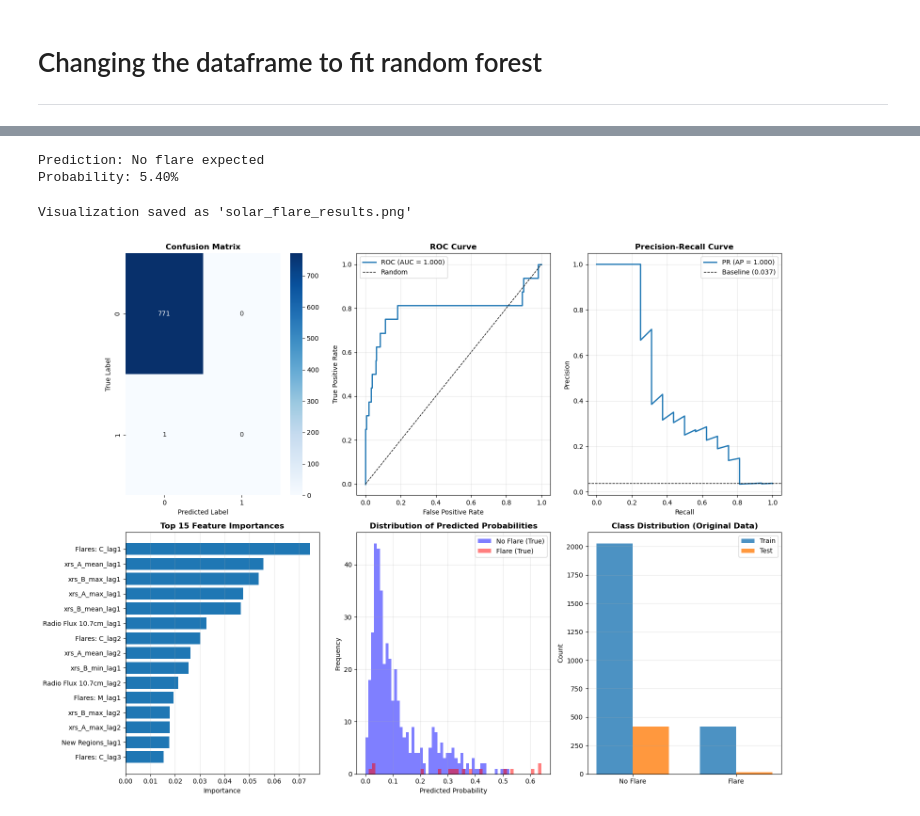
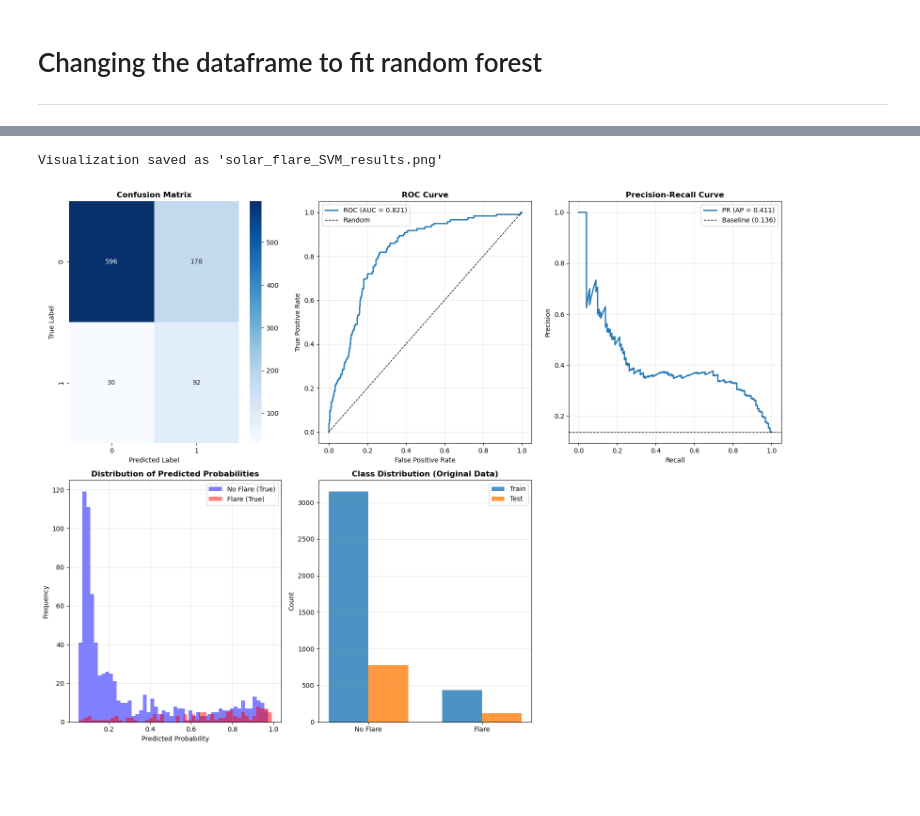
Before and after one commit to ferdesmello/hbr-solar-forecast-project, a Jupyter notebook: forecast_flares_SVM.ipynb, the cells around one changed output, grey strips where cells are left out. Saved outputs shown, nothing was run; the diff lists cells and outputs as text; code cells hidden in the pictures; blank space fills up the shorter version.

```diff
--- a/forecast_flares_SVM.ipynb
+++ b/forecast_flares_SVM.ipynb
@@ -47,7 +45,3 @@ Data columns (total 32 columns):
 # %% [markdown]
 # Changing the dataframe to fit random forest
 ***
-# %%
-# Convert boolean to integer (True -> 1, False -> 0)
-df['flare_today'] = df['flare_today'].astype(int)
-print(df.head())
@@ -302,7 +200,7 @@ print("\n" + "="*60)
 print("APPLYING SMOTE TO BALANCE TRAINING DATA")
 print("="*60)
 smote = SMOTE(random_state=42)
-X_train_balanced, y_train_balanced = smote.fit_resample(X_train_scaled, y_train)
+X_train_balanced, y_train_balanced = smote.fit_resample(X_train, y_train)
 
 print(f"\nAfter SMOTE:")
 print(f"Training samples: {len(X_train_balanced)}")
@@ -312,14 +210,6 @@ print(pd.Series(y_train_balanced).value_counts())
 print("\n" + "="*60)
 print("HYPERPARAMETER TUNING")
 print("="*60)
-
-param_grid = {
-    'n_estimators': [100, 200, 300],
-    'max_depth': [10, 15, 20, None],
-    'min_samples_split': [2, 5, 10],
-    'min_samples_leaf': [1, 2, 4],
-    'class_weight': ['balanced', 'balanced_subsample']
-}
 # %% [output]
 ============================================================
 APPLYING SMOTE TO BALANCE TRAINING DATA
@@ -376,9 +265,10 @@ Best cross-validation ROC-AUC: 0.8155
 # %%
 # Train final model with best parameters on balanced data
 print("\n" + "="*60)
-print("TRAINING FINAL MODEL")
+print("TRAINING FINAL MODEL (SVM)")
 print("="*60)
-best_rf = RandomForestClassifier(**grid_search.best_params_, random_state=42, n_jobs=-1)
-best_rf.fit(X_train_balanced, y_train_balanced)
+
+best_svm = grid_search.best_estimator_  # pipeline with scaler + best SVC
+best_svm.fit(X_train_balanced, y_train_balanced)
 # %% [output]
 ============================================================
@@ -390,7 +281,7 @@ RandomForestClassifier(class_weight='balanced_subsample', max_depth=10,
 # %%
 # Make predictions
-y_pred = best_rf.predict(X_test_scaled)
-y_pred_proba = best_rf.predict_proba(X_test_scaled)[:, 1]
+y_pred = best_svm.predict(X_test)
+y_pred_proba = best_svm.predict_proba(X_test)[:, 1]
 # %%
 # Evaluation
 print("\n" + "="*60)
@@ -491,14 +355,5 @@ def predict_tomorrow_flare(model, scaler, last_3_days_data):
 # print(f"Prediction: {'Flare expected' if prediction == 1 else 'No flare expected'}")
 # print(f"Probability: {prob:.2%}")
-# %%
-# Example usage:
-last_3_days = df.tail(3).sort_values('DATE', ascending=False)
-prediction, prob = predict_tomorrow_flare(best_rf, scaler, last_3_days)
-print(f"Prediction: {'Flare expected' if prediction == 1 else 'No flare expected'}")
-print(f"Probability: {prob:.2%}")
-# %% [output]
-Prediction: No flare expected
-Probability: 5.40%
 # %%
 fig = plt.figure(figsize=(16, 12))
 
@@ -534,49 +389,39 @@ if len(np.unique(y_test)) > 1:
     ax3.legend()
     ax3.grid(True, alpha=0.3)
 
-# 4. Feature Importance (Top 15)
-ax4 = plt.subplot(2, 3, 4)
-top_features = feature_importance.head(15)
-ax4.barh(range(len(top_features)), top_features['importance'])
-ax4.set_yticks(range(len(top_features)))
-ax4.set_yticklabels(top_features['feature'])
-ax4.invert_yaxis()
-ax4.set_xlabel('Importance')
-ax4.set_title('Top 15 Feature Importances', fontsize=12, fontweight='bold')
-ax4.grid(True, alpha=0.3, axis='x')
 
 # 5. Prediction Probability Distribution
-ax5 = plt.subplot(2, 3, 5)
+ax5 = plt.subplot(2, 3, 4)
 ax5.hist(y_pred_proba[y_test == 0], bins=50, alpha=0.5, label='No Flare (True)', color='blue')
 ax5.hist(y_pred_proba[y_test == 1], bins=50, alpha=0.5, label='Flare (True)', color='red')
 ax5.set_xlabel('Predicted Probability')
 ax5.set_ylabel('Frequency')
 ax5.set_title('Distribution of Predicted Probabilities', fontsize=12, fontweight='bold')
 ax5.legend()
 ax5.grid(True, alpha=0.3)
 
 # 6. Class Distribution
-ax6 = plt.subplot(2, 3, 6)
+ax6 = plt.subplot(2, 3, 5)
 train_dist = [sum(y_train == 0), sum(y_train == 1)]
 test_dist = [sum(y_test == 0), sum(y_test == 1)]
 x = np.arange(2)
 width = 0.35
 ax6.bar(x - width/2, train_dist, width, label='Train', alpha=0.8)
 ax6.bar(x + width/2, test_dist, width, label='Test', alpha=0.8)
 ax6.set_ylabel('Count')
 ax6.set_title('Class Distribution (Original Data)', fontsize=12, fontweight='bold')
 ax6.set_xticks(x)
 ax6.set_xticklabels(['No Flare', 'Flare'])
 ax6.legend()
 ax6.grid(True, alpha=0.3, axis='y')
 
 plt.tight_layout()
-plt.savefig('solar_flare_results.png', dpi=300, bbox_inches='tight')
-print("\nVisualization saved as 'solar_flare_results.png'")
+plt.savefig('./Figures/solar_flare_SVM_results.png', dpi=300, bbox_inches='tight')
+print("\nVisualization saved as 'solar_flare_SVM_results.png'")
 plt.show()
 # %% [output]
-Visualization saved as 'solar_flare_results.png'
+Visualization saved as 'solar_flare_SVM_results.png'
-[figure, old version]
+[figure, new version]
 # %%
 print("\n" + "="*60)
 print("THRESHOLD ANALYSIS")
```
Also changed, not shown: parts of 21 cells of this notebook, 7 other files.
